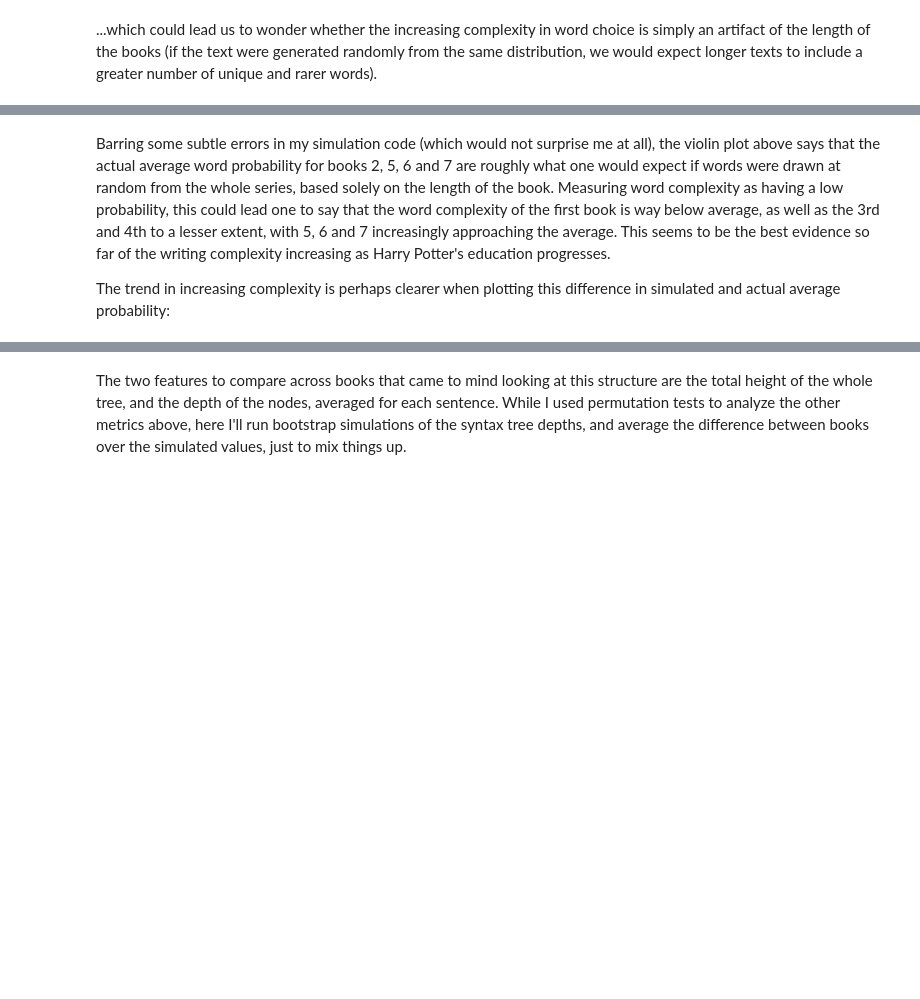
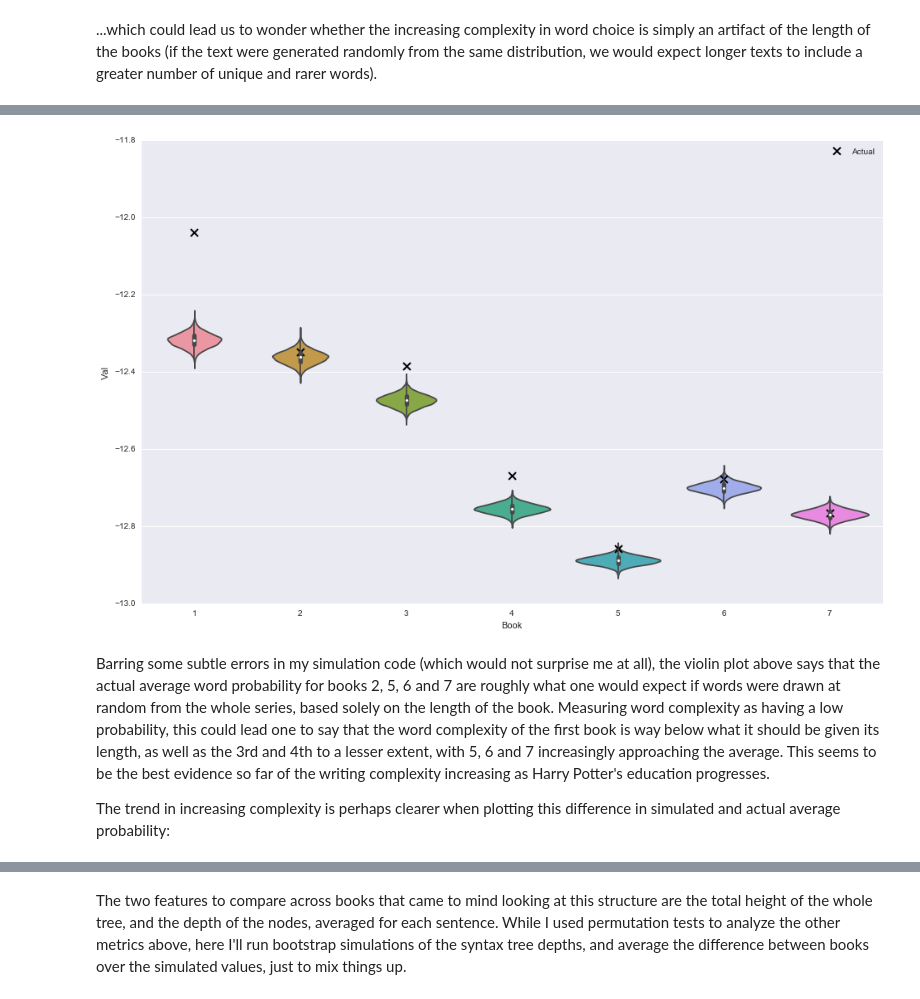
Before and after one commit to d10genes/boy_who_lived, a Jupyter notebook: hp.ipynb, the cells around one changed output, grey strips where cells are left out. Drawn from its saved outputs; the diff is of its cells as text; code cells hidden in the pictures; blank space fills up the shorter version.

```diff
--- a/hp.ipynb
+++ b/hp.ipynb
@@ -361,18 +480,21 @@ def sim_gen_text(worddist=5, sizebook=1, nsims=10000,
 def get_gen_prob_text(nsims=10000, n_jobs=-1, worddist=5, rep=False):
     gens_mus = {
         booknum: sim_gen_text(worddist=worddist, sizebook=booknum,
-                              nsims=nsims, aggfunc=np.mean, n_jobs=n_jobs, rep=rep)
+                              nsims=nsims, aggfunc=np.mean,
+                              n_jobs=n_jobs, rep=rep)
         for booknum in range(1, 8)
     }
     d = DataFrame(gens_mus)
     return d
 
 def join_sim_act(simdf_):
-    cols = ['Val', 'Book', 'Source']
+    cs = ['Val', 'Book', 'Source']
     simdf = simdf_.copy()
     simdf.columns.name = 'Book'
-    simdf = simdf.stack().sort_index(level='Book').reset_index(drop=0).rename(columns={0: 'Val'}).drop('level_0', axis=1)
+    simdf = (simdf.stack().sort_index(level='Book').reset_index(drop=0)
+             .rename(columns={0: 'Val'}).drop('level_0', axis=1))
     simdf['Source'] = 'Simulation'
-    dboth = simdf[cols].append(uprob_books.assign(Source='Actual')[cols]).sort_values(['Book', 'Source'], ascending=True)
+    dboth = (simdf[cs].append(uprob_books.assign(Source='Actual')[cs])
+             .sort_values(['Book', 'Source'], ascending=True))
     return dboth, simdf
 # %%
@@ -383,13 +519,17 @@ bothagg.unstack('Source')
 # %%
 plt.figure(figsize=(16, 10))
-pbothagg = ut.mod_axis(bothagg.ix['Actual'].copy().rename(columns={'Val': 'Actual'}),
+pbothagg = ut.mod_axis((bothagg.ix['Actual'].copy()
+                        .rename(columns={'Val': 'Actual'})),
                        z.operator.add(-1))
 plt.scatter([], [], s=80, c='k', marker='x', linewidth=2)
 plt.legend(['Actual']);
 sns.violinplot('Book', 'Val', data=simdf)
-plt.scatter(pbothagg.index, pbothagg.Actual, s=80, c='k', marker='x', linewidth=2);
+plt.scatter(pbothagg.index, pbothagg.Actual, s=80, c='k',
+            marker='x', linewidth=2);
+# %% [output]
+[figure, added]
 # %% [markdown]
-Barring some subtle errors in my simulation code (which would not surprise me at all), the violin plot above says that the actual average word probability for books 2, 5, 6 and 7 are roughly what one would expect if words were drawn at random from the whole series, based solely on the length of the book. Measuring word complexity as having a low probability, this could lead one to say that the word complexity of the first book is way below average, as well as the 3rd and 4th to a lesser extent, with 5, 6 and 7 increasingly approaching the average. This seems to be the best evidence so far of the writing complexity increasing as Harry Potter's education progresses.
+Barring some subtle errors in my simulation code (which would not surprise me at all), the violin plot above says that the actual average word probability for books 2, 5, 6 and 7 are roughly what one would expect if words were drawn at random from the whole series, based solely on the length of the book. Measuring word complexity as having a low probability, this could lead one to say that the word complexity of the first book is way below what it should be given its length, as well as the 3rd and 4th to a lesser extent, with 5, 6 and 7 increasingly approaching the average. This seems to be the best evidence so far of the writing complexity increasing as Harry Potter's education progresses.
 
 The trend in increasing complexity is perhaps clearer when plotting this difference in simulated and actual average probability:
 # %%
```
Also changed, not shown: parts of 71 cells of this notebook, 1 other file.
